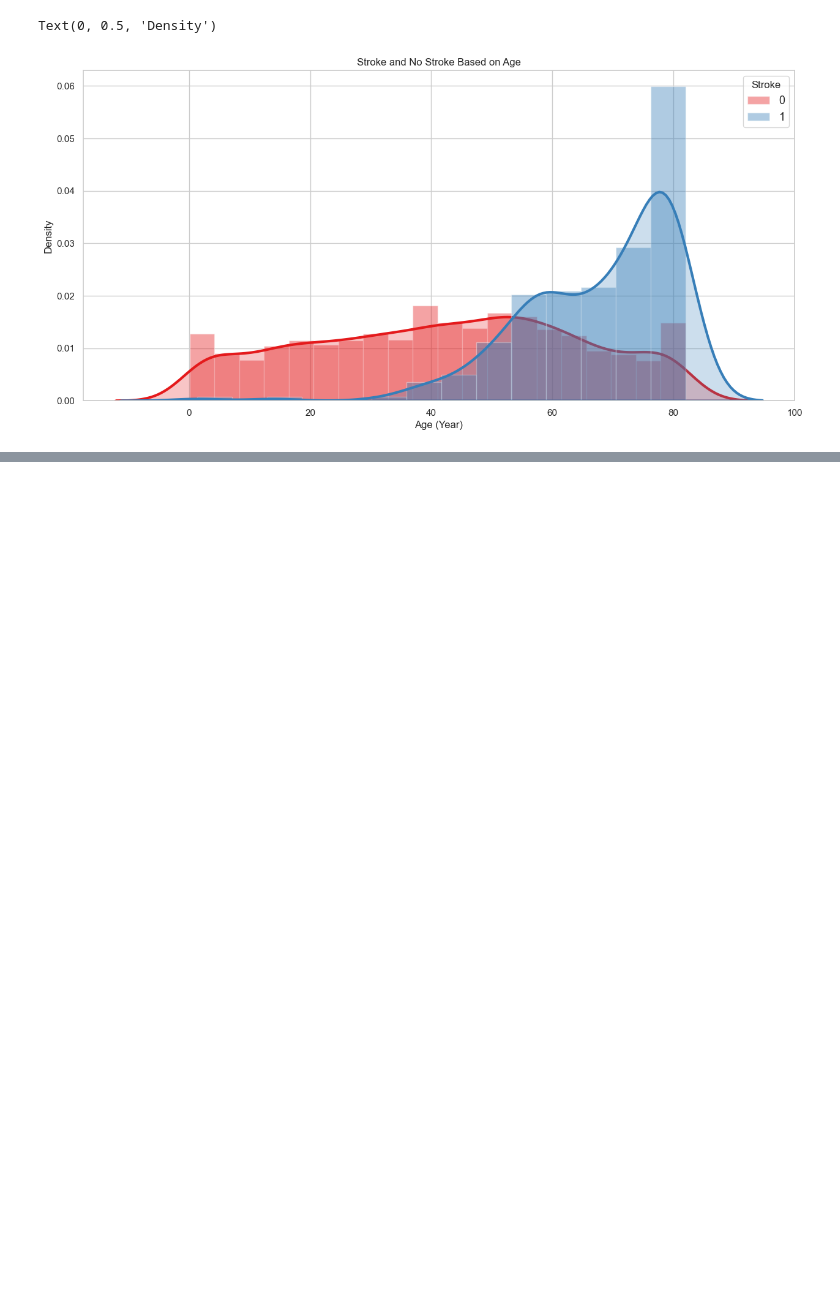
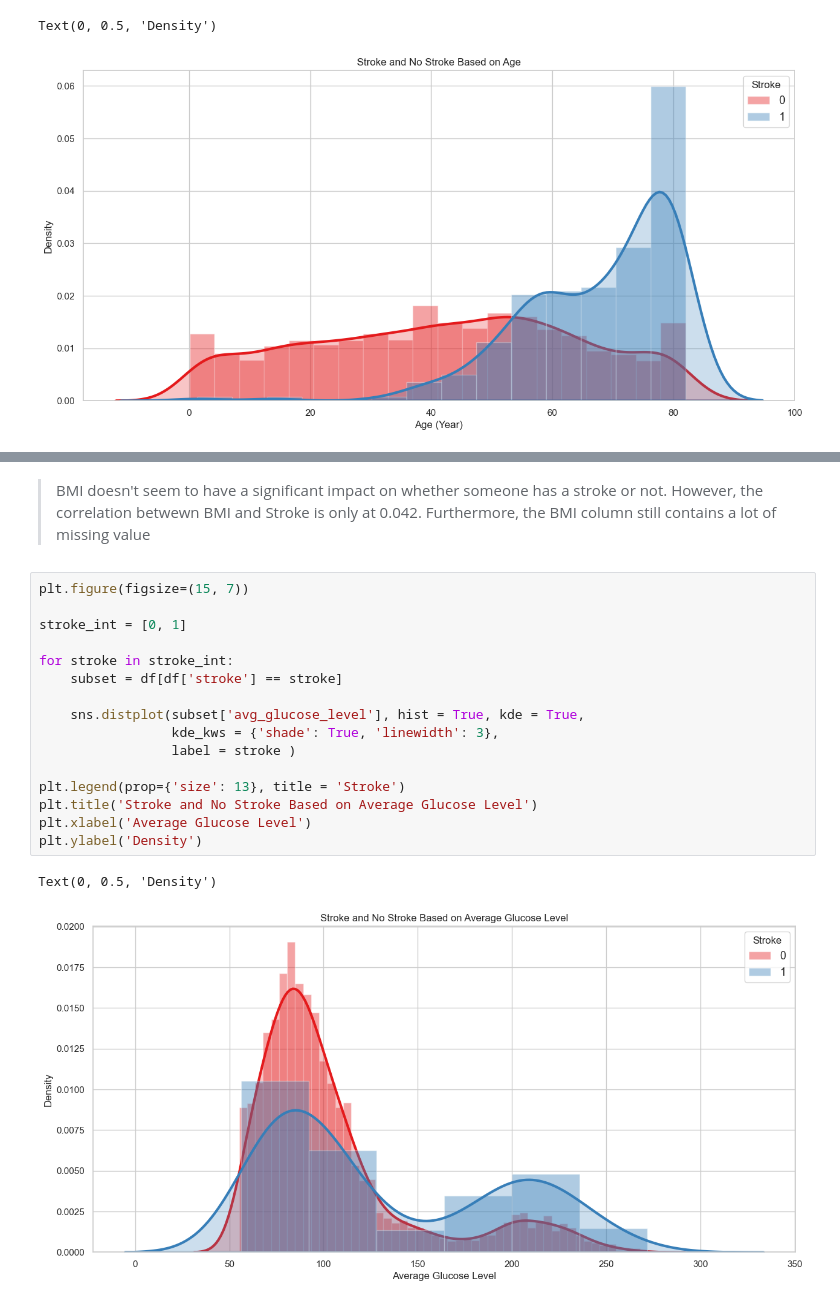
Before and after one commit to ensiklopedical/classification-ml-stroke, a Jupyter notebook: Classification Model - Stroke.ipynb, the cells around one changed output, grey strips where cells are left out. Saved outputs shown, nothing was run; the diff lists cells and outputs as text; blank space fills up the shorter version.

```diff
--- a/Classification Model - Stroke.ipynb
+++ b/Classification Model - Stroke.ipynb
@@ -372,0 +329,22 @@ dtype: int64
+# %% [markdown]
+> BMI doesn't seem to have a significant impact on whether someone has a stroke or not.
+However, the correlation betwewn BMI and Stroke is only at 0.042. Furthermore, the BMI column still contains a lot of missing value
+# %%
+plt.figure(figsize=(15, 7))
+
+stroke_int = [0, 1]
+
+for stroke in stroke_int:
+    subset = df[df['stroke'] == stroke]
+
+    sns.distplot(subset['avg_glucose_level'], hist = True, kde = True,
+                 kde_kws = {'shade': True, 'linewidth': 3},
+                 label = stroke )
+
+plt.legend(prop={'size': 13}, title = 'Stroke')
+plt.title('Stroke and No Stroke Based on Average Glucose Level')
+plt.xlabel('Average Glucose Level')
+plt.ylabel('Density')
+# %% [output]
+Text(0, 0.5, 'Density')
+[figure, added]
```
Also changed, not shown: parts of 33 cells of this notebook.
